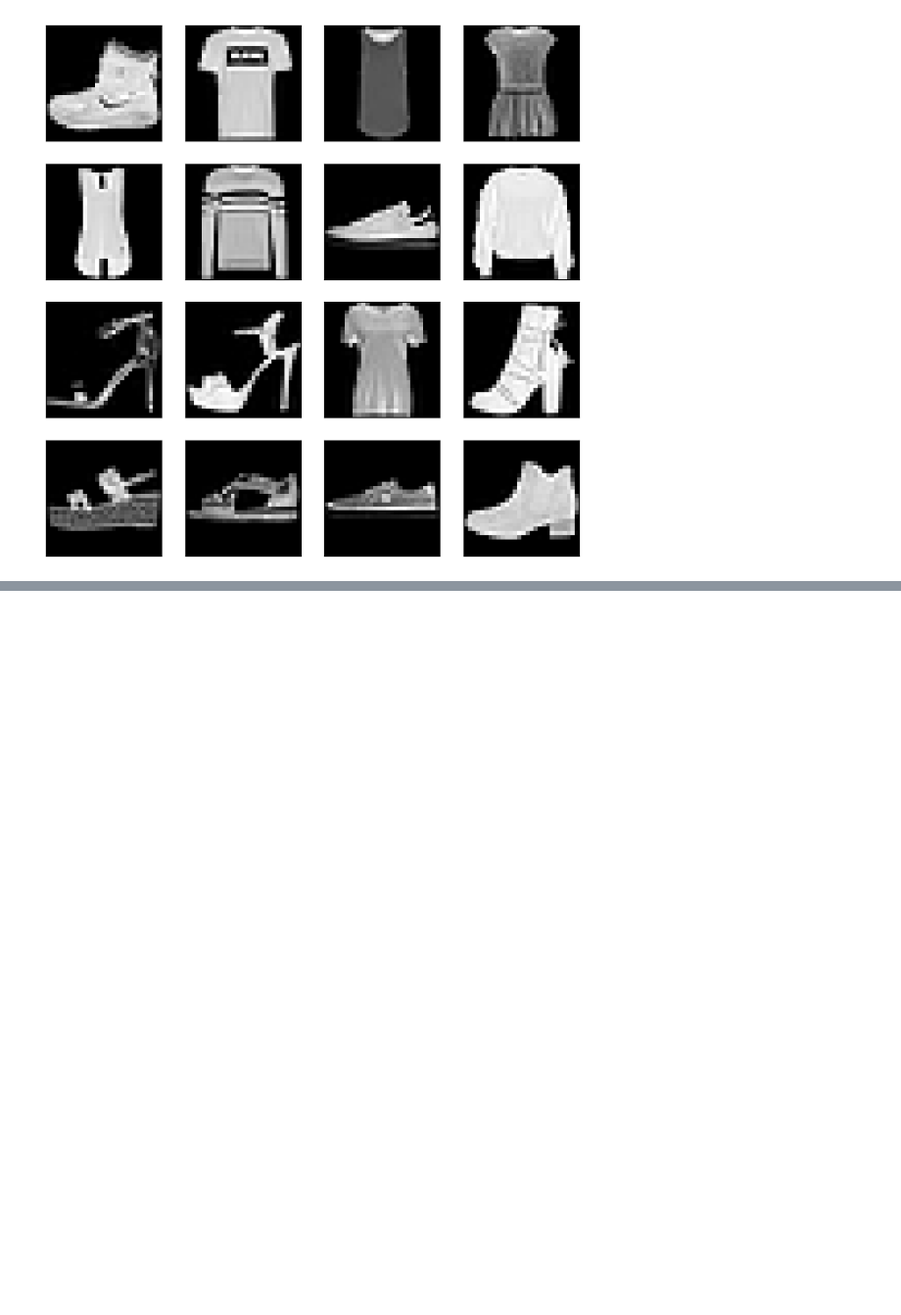
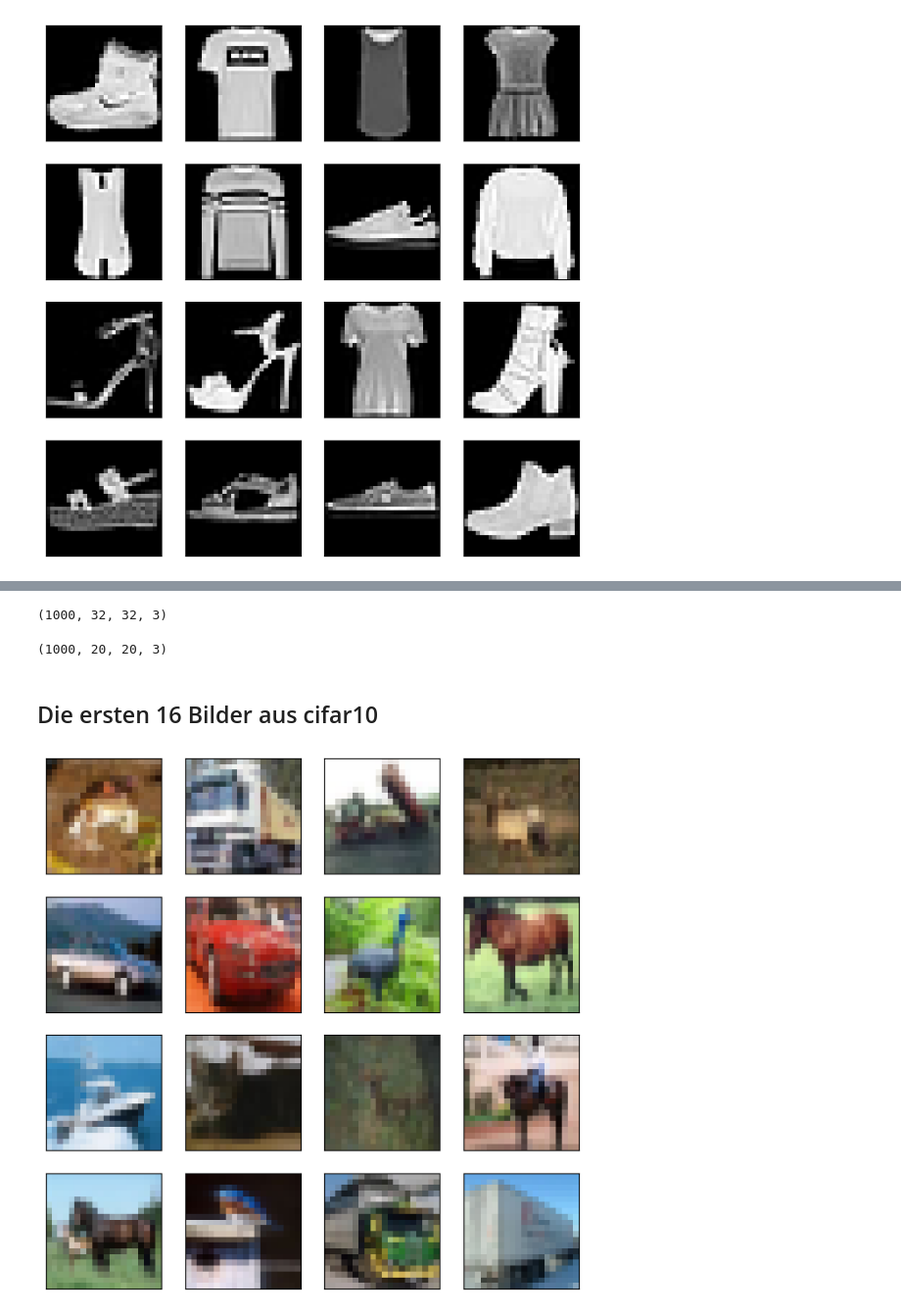
Before and after one commit to FisherSteve/SchrodingerBridgeGenModel, a Jupyter notebook: multidim.ipynb, the cells around one changed output, grey strips where cells are left out. Shown: that part at 98% size. Drawn from its saved outputs; the diff is of its cells as text; code cells hidden in the pictures; blank space fills up the shorter version.

```diff
--- a/multidim.ipynb
+++ b/multidim.ipynb
@@ -154,0 +158,36 @@ plt.show()
+# %%
+from tensorflow.keras.datasets import cifar10
+from tensorflow.image import resize
+import tensorflow as tf
+
+# load dataset
+# Load dataset
+(trainX, _), (_, _) = cifar10.load_data()
+
+
+trainX = trainX[:1000]
+print((trainX).shape)
+# %% [output]
+(1000, 32, 32, 3)
+# %%
+number_of_pixel = 20
+trainX_resized = tf.image.resize(trainX, [number_of_pixel, number_of_pixel])
+trainX_resized = trainX_resized.numpy()
+trainX_resized.shape
+# %% [output]
+(1000, 20, 20, 3)
+# %% [markdown]
+## Die ersten 16 Bilder aus cifar10
+# %%
+a = 4
+b = 4
+fig, ax = plt.subplots(a, b, figsize=(8,8))
+
+for i in range(a):
+    for j in range(b):
+        img = np.round(trainX_resized[i*4 + j, :, :, :]).astype(int)
+        ax[i,j].imshow(img)
+        ax[i,j].set_xticks([])
+        ax[i,j].set_yticks([])
+# %% [output]
+[figure, added]
```
Also changed, not shown: parts of 10 cells of this notebook.
